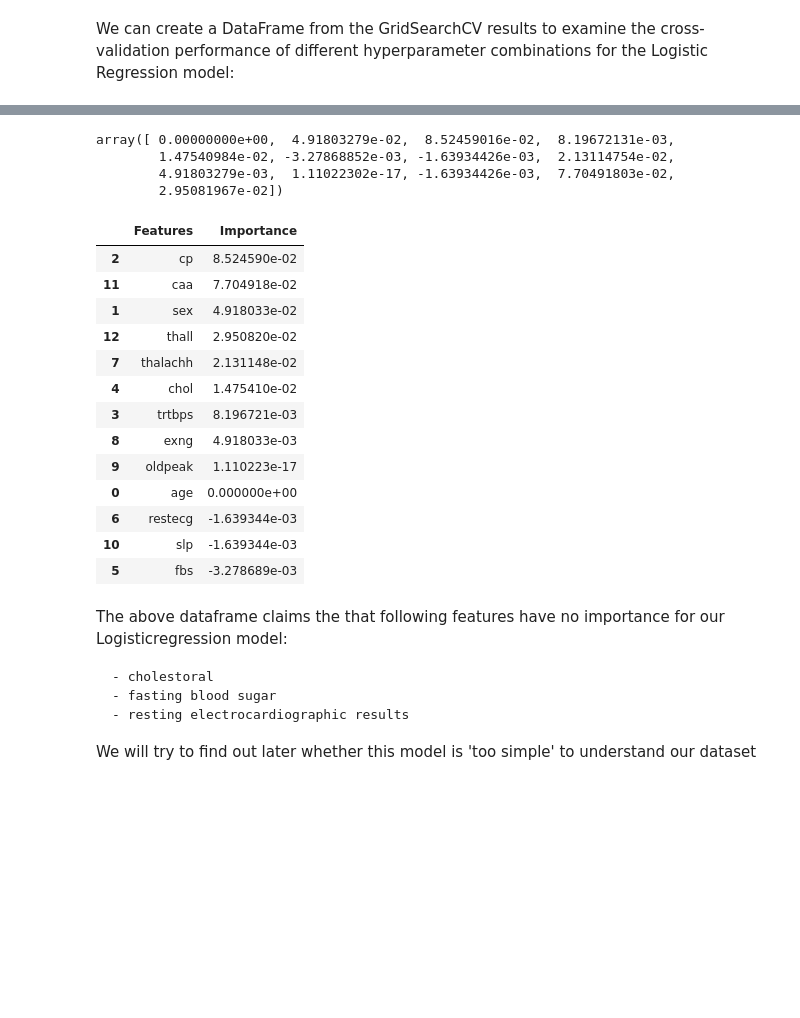
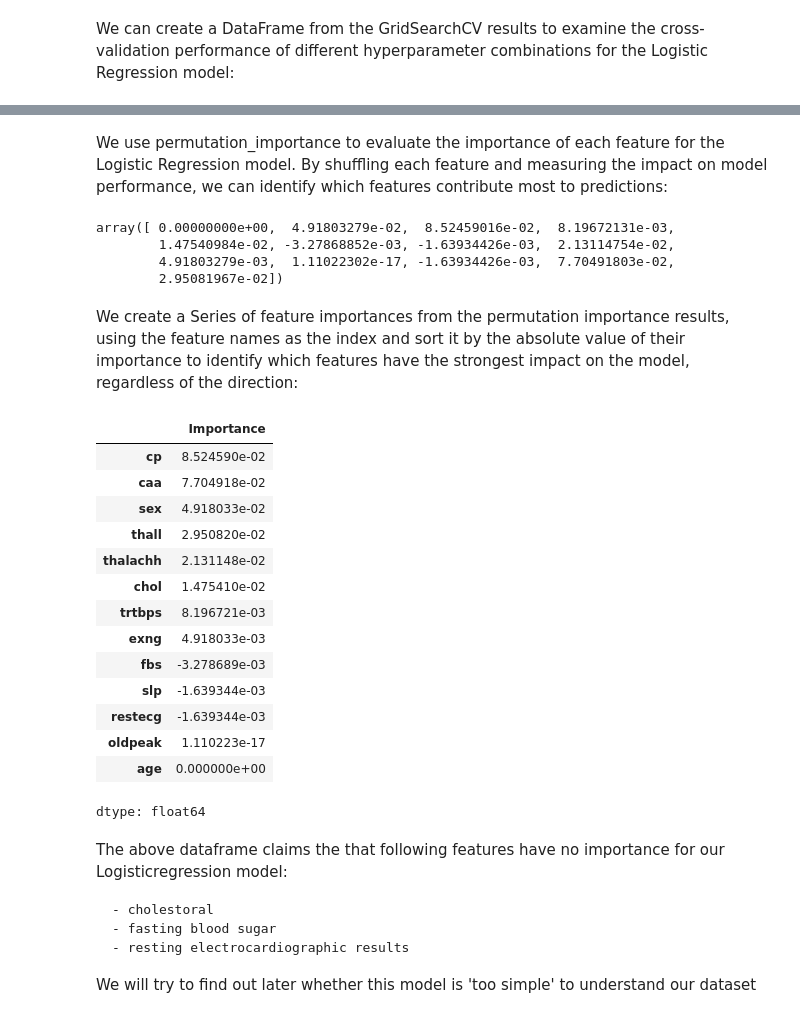
Before and after one commit to PolyakovMA/heart-disease-ml, a Jupyter notebook: Heart_desease_prediction.ipynb, the cells around one changed output, grey strips where cells are left out. Saved outputs shown, nothing was run; the diff lists cells and outputs as text; code cells hidden in the pictures; blank space fills up the shorter version.

```diff
--- a/Heart_desease_prediction.ipynb
+++ b/Heart_desease_prediction.ipynb
@@ -397,37 +397,39 @@ results_lr.tail()
 | 25 | 0.031463 | 0.002782 | 0.008781 | 0.000039 | 10.0 | 10000 | ... |
 | 26 | 0.033862 | 0.004902 | 0.008872 | 0.000037 | 10.0 | 10000 | ... |
 | 27 | 0.044778 | 0.009882 | 0.009640 | 0.000508 | 10.0 | 10000 | ... |
+# %% [markdown]
+We use permutation_importance to evaluate the importance of each feature for the Logistic Regression model. By shuffling each feature and measuring the impact on model performance, we can identify which features contribute most to predictions:
 # %%
-# and we will also look at feature importance using permutation_importance
 from sklearn.inspection import permutation_importance
 
-result = permutation_importance(LR_best_pipe, X_test, y_test, n_repeats=10, random_state=42)
-importance = result.importances_mean
-features = X_train.columns
+feature_importance = permutation_importance(LR_best_pipe, X_test, y_test, n_repeats=10, random_state=42)
+feature_importance.importances_mean
 # %% [output]
 array([ 0.00000000e+00,  4.91803279e-02,  8.52459016e-02,  8.19672131e-03,
         1.47540984e-02, -3.27868852e-03, -1.63934426e-03,  2.13114754e-02,
         4.91803279e-03,  1.11022302e-17, -1.63934426e-03,  7.70491803e-02,
         2.95081967e-02])
-# %%
-#create a DataFrame (all features have kind of low importance)
-df_imp = pd.DataFrame({'Features': features, 'Importance': importance})
-df_imp.sort_values(by='Importance', ascending=False)
-# %% [output]
-|  | Features | Importance |
-| 2 | cp | 8.524590e-02 |
-| 11 | caa | 7.704918e-02 |
-| 1 | sex | 4.918033e-02 |
-| 12 | thall | 2.950820e-02 |
-| 7 | thalachh | 2.131148e-02 |
-| 4 | chol | 1.475410e-02 |
-| 3 | trtbps | 8.196721e-03 |
-| 8 | exng | 4.918033e-03 |
-| 9 | oldpeak | 1.110223e-17 |
-| 0 | age | 0.000000e+00 |
-| 6 | restecg | -1.639344e-03 |
-| 10 | slp | -1.639344e-03 |
-| 5 | fbs | -3.278689e-03 |
+# %% [markdown]
+We create a Series of feature importances from the permutation importance results, using the feature names as the index and sort it by the absolute value of their importance to identify which features have the strongest impact on the model, regardless of the direction:
+# %%
+importance_series = pd.Series(feature_importance.importances_mean, index=X_test.columns, name='Importance')
+importance_series.sort_values(ascending=False, key=abs)
+# %% [output]
+|  | Importance |
+| cp | 8.524590e-02 |
+| caa | 7.704918e-02 |
+| sex | 4.918033e-02 |
+| thall | 2.950820e-02 |
+| thalachh | 2.131148e-02 |
+| chol | 1.475410e-02 |
+| trtbps | 8.196721e-03 |
+| exng | 4.918033e-03 |
+| fbs | -3.278689e-03 |
+| slp | -1.639344e-03 |
+| restecg | -1.639344e-03 |
+| oldpeak | 1.110223e-17 |
+| age | 0.000000e+00 |
+dtype: float64
 # %% [markdown]
 The above dataframe claims the that following features have no importance for our Logisticregression model:
 
```
